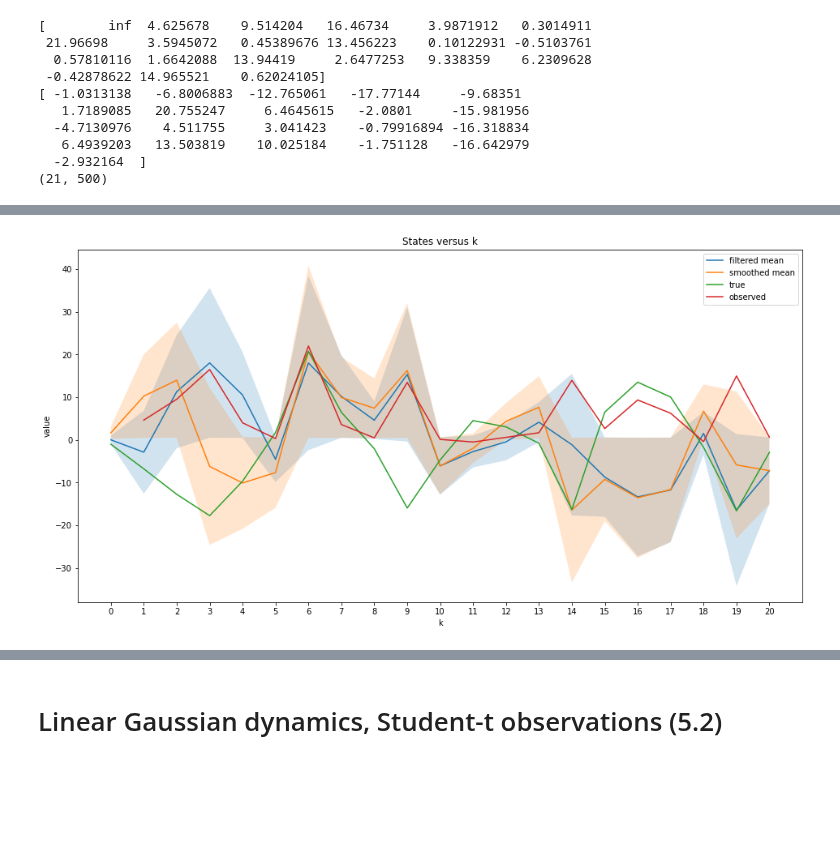
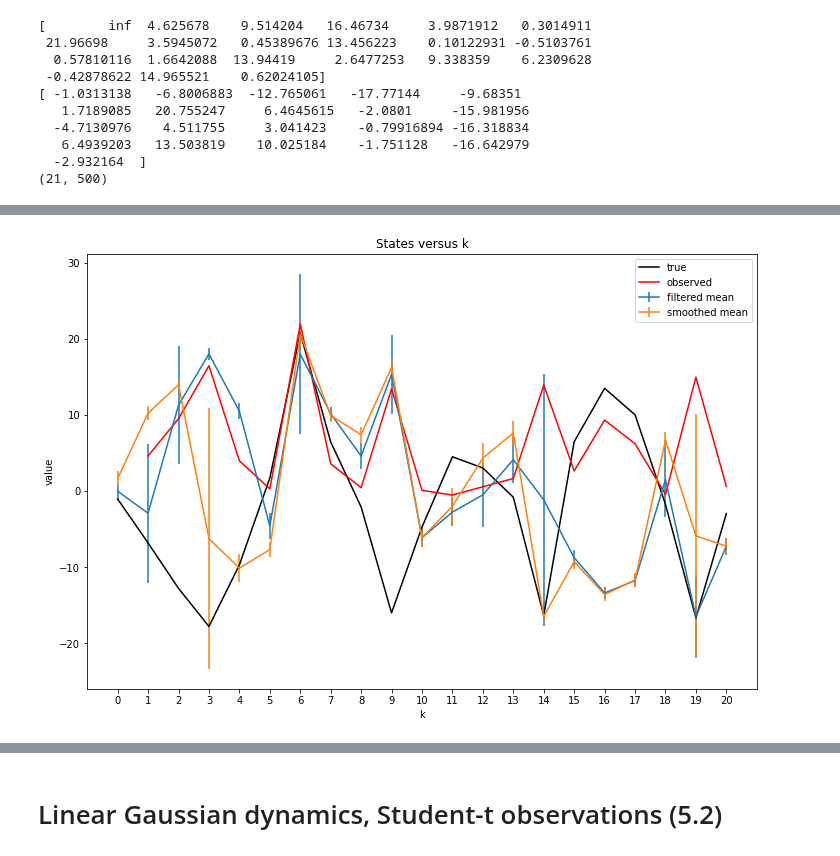
Before and after one commit to probml/probml-notebooks, a Jupyter notebook: notebooks/discretized_ssm.ipynb, the cells around one changed output, grey strips where cells are left out. Drawn from its saved outputs; the diff is of its cells as text; code cells hidden in the pictures; blank space fills up the shorter version.

```diff
--- a/notebooks/discretized_ssm.ipynb
+++ b/notebooks/discretized_ssm.ipynb
@@ -347,12 +395,3 @@ print(p_filter.shape)
    6.4939203   13.503819    10.025184    -1.751128   -16.642979
   -2.932164  ]
 (21, 500)
-# %%
-def mean_point_mass(xs, ps):
-  delta = xs[1] - xs[0]
-  return jnp.sum(xs*ps*delta, axis=1)
-
-
-def variance_point_mass(xs, ps):
-  delta = xs[1] - xs[0]
-  return jnp.sum((xs**2)*ps*delta, axis=1) - mean_point_mass(xs, ps)
@@ -359,38 +408,18 @@ def variance_point_mass(xs, ps):
 # %%
 # filtered mean E[x(k) | y(1:k)]
 mean_x_filter = mean_point_mass(x_grid, p_filter)
 # variance +- sqrt{Var[x(k)|y(1:k)}
 variance_x_filter = variance_point_mass(x_grid, p_filter)
 
 # smoothed mean E[x(k) | y(1:T)]
 mean_x_smooth = mean_point_mass(x_grid, p_smooth)
 # variance +- sqrt{Var[x(k)|y(1:T)}, as a line plot
 variance_x_smooth = variance_point_mass(x_grid, p_smooth)
+
+# To plot x, y, and variance
+plot_line(
+    x_true, y, mean_x_filter, variance_x_filter, max_iter,
+    mean_x_smooth=mean_x_smooth, variance_x_smooth=variance_x_smooth,
+)
+# %% [output]
+[figure, added]
-# %%
-# To plot x, y, and variance
-plt.figure(figsize=(16, 8))
-plt.plot(mean_x_filter, label='filtered mean')
-plt.plot(mean_x_smooth, label='smoothed mean')
-plt.plot(x_true, label='true')
-plt.plot(y, label='observed')
-
-plt.fill_between(
-    range(max_iter+1),
-    mean_x_filter-jnp.sqrt(variance_x_filter),
-    mean_x_filter+jnp.sqrt(variance_x_filter),
-    alpha=0.2,
-)
-plt.fill_between(
-    range(max_iter+1),
-    mean_x_smooth-jnp.sqrt(variance_x_smooth),
-    mean_x_smooth+jnp.sqrt(variance_x_smooth),
-    alpha=0.2,
-)
-plt.legend()
-plt.title('States versus k')
-plt.xlabel('k')
-plt.ylabel('value')
-plt.xticks(range(max_iter+1))
-plt.show()
-# %% [output]
-[figure, removed]
```
Also changed, not shown: parts of 23 cells of this notebook.
